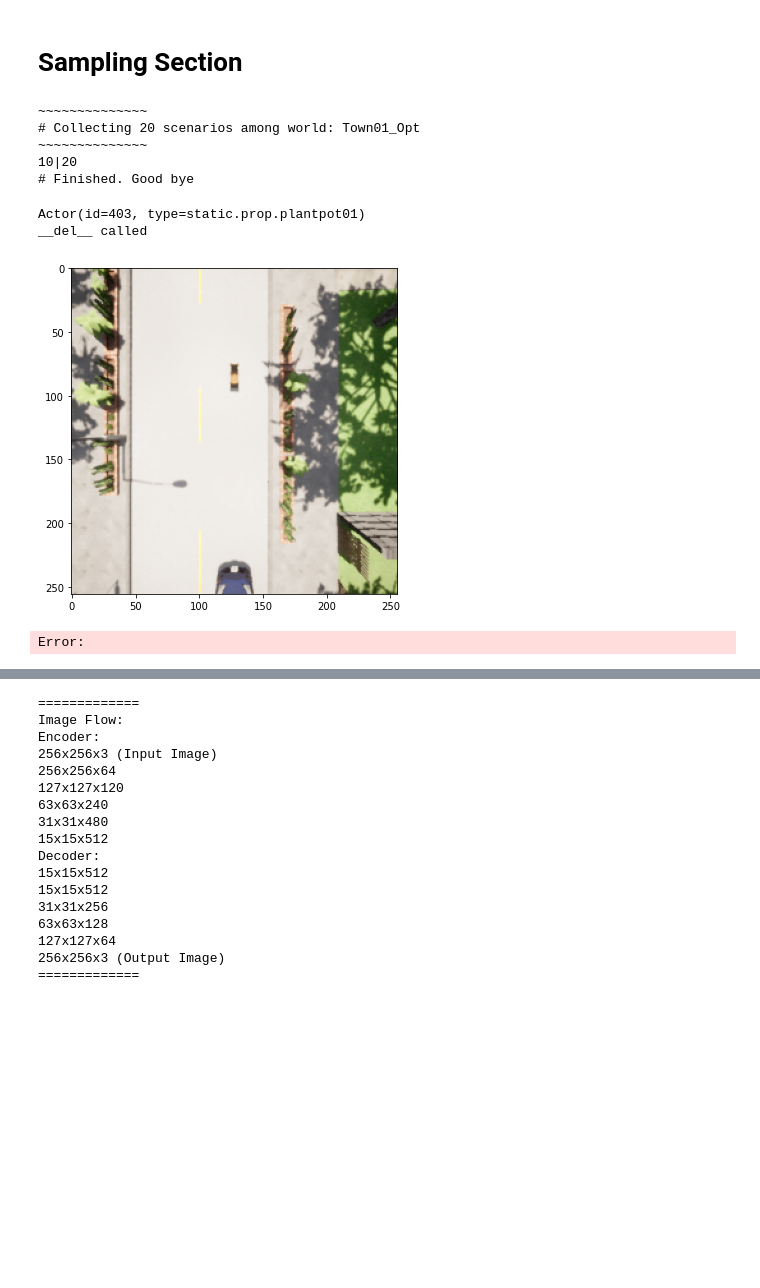
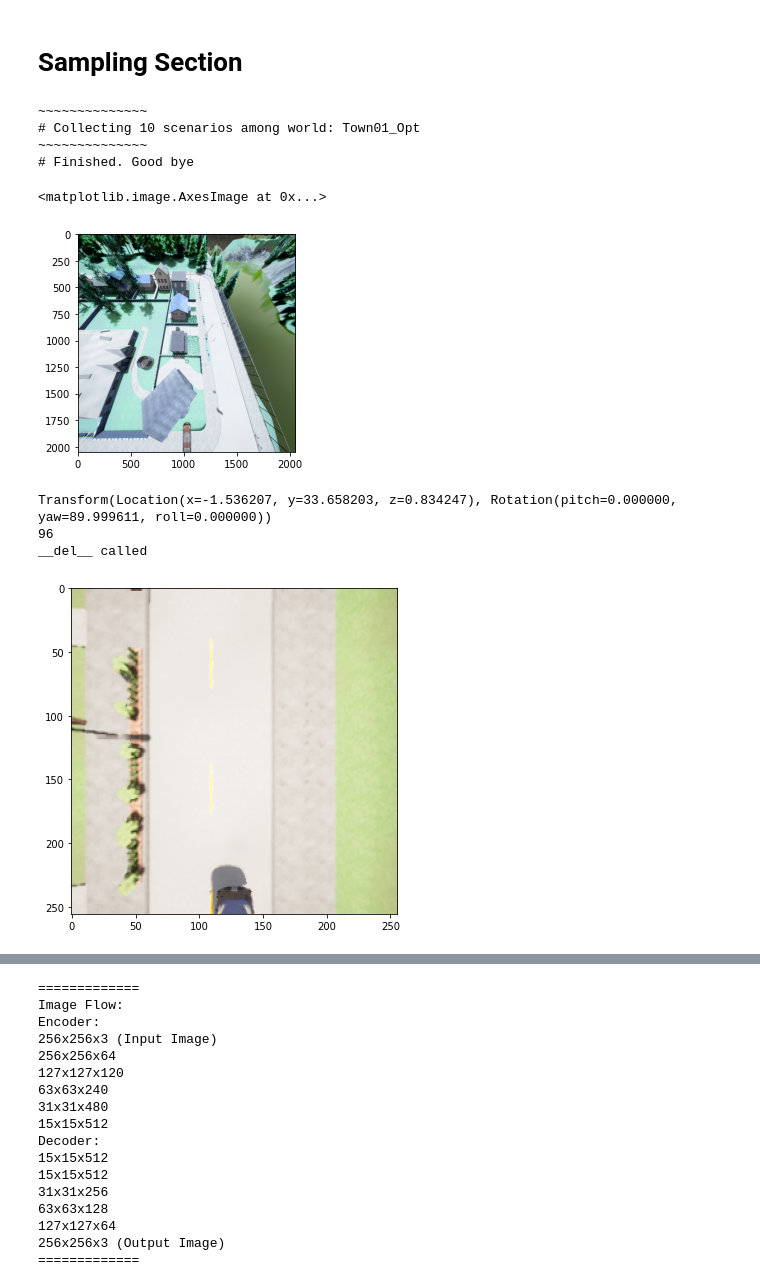
Before and after one commit to MoritzNekolla/AE_Anomaly_Detection, a Jupyter notebook: Image_sampling.ipynb, the cells around one changed output, grey strips where cells are left out. Cells and saved outputs as stored; diff of their text form; code cells hidden in the pictures; blank space fills up the shorter version.

```diff
--- a/Image_sampling.ipynb
+++ b/Image_sampling.ipynb
@@ -27,12 +25,11 @@ NameError: name 'imperator' is not defined
 # Sampling Section
 # %%
 planner = ScenarioPlanner(s_width=2048, s_height=2048, cam_height=20.5, cam_zoom=130, cam_rotation=-70, cam_x_offset=18.)
-planner.sampleScenariosSet(20)
+planner.sampleScenariosSet(10)
 # %% [output]
 ~~~~~~~~~~~~~~
-# Collecting 20 scenarios among world: Town01_Opt
+# Collecting 10 scenarios among world: Town01_Opt
 ~~~~~~~~~~~~~~
-10|20
 # Finished. Good bye
 # %%
 ScenarioPlanner.create_final_json("/disk/vanishing_data/is789/scenario_samples/Set_2022-12-28_23:51/")
@@ -41,16 +38,19 @@ ScenarioPlanner.create_snap_video(storagePath="/disk/vanishing_data/is789/scenar
 # %%
 ScenarioPlanner.createComparison("/disk/vanishing_data/is789/scenario_samples/Set_2022-12-14_00:59/")
 # %%
-img1 = cv2.imread("scenario_sets/Set_2022-12-11_22:55/snapshots/snap_0.png")
-img1.shape[0]
+img1 = cv2.imread("/disk/vanishing_data/is789/scenario_samples/Set_2023-02-07_15:42/snapshots/snap_0.png")
+plt.imshow(img1)
+# %% [output]
+<matplotlib.image.AxesImage at 0x...>
+[figure, added]
-# %%
-# sampler = Sampler(s_width=100, s_height=100, cam_height=4, cam_zoom=50, cam_rotation=-18)
-sampler = Sampler(s_width=256, s_height=256, cam_height=4.5, cam_zoom=130, cam_rotation=-90) #top-down
-# sampler = Sampler(s_width=2048, s_height=2048, cam_height=20.5, cam_zoom=130, cam_rotation=-70, cam_x_offset=18.) #top-down
-sampler.show_Example()
-# %% [output]
-Actor(id=403, type=static.prop.plantpot01)
-__del__ called
-[figure, removed]
-Error:
+# %%
+# sampler = Sampler(s_width=100, s_height=100, cam_height=4, cam_zoom=50, cam_rotation=-18)
+sampler = Sampler(s_width=256, s_height=256, cam_height=4.5, cam_zoom=130, cam_rotation=-90) #top-down
+# sampler = Sampler(s_width=2048, s_height=2048, cam_height=20.5, cam_zoom=130, cam_rotation=-70, cam_x_offset=18.) #top-down
+sampler.show_Example()
+# %% [output]
+Transform(Location(x=-1.536207, y=33.658203, z=0.834247), Rotation(pitch=0.000000, yaw=89.999611, roll=0.000000))
+96
+__del__ called
+[figure, added]
 # %%
```
Also changed, not shown: parts of 7 cells of this notebook, 6 other files.
